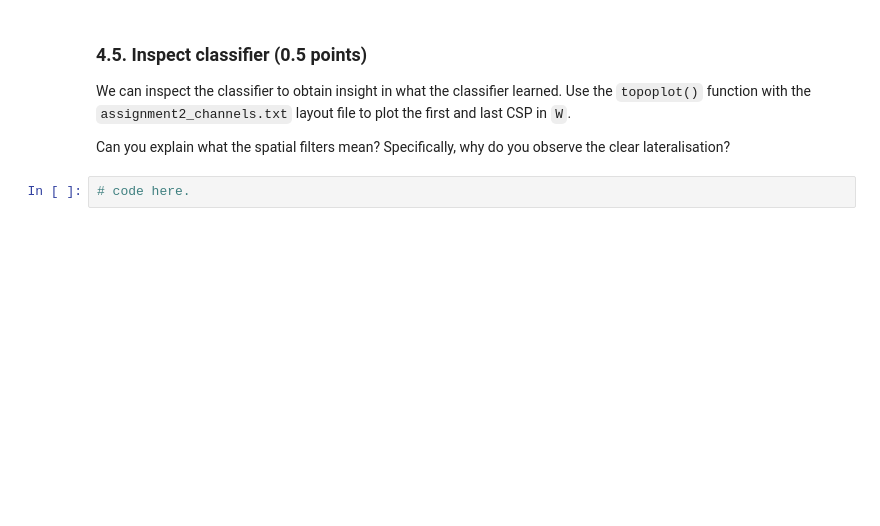
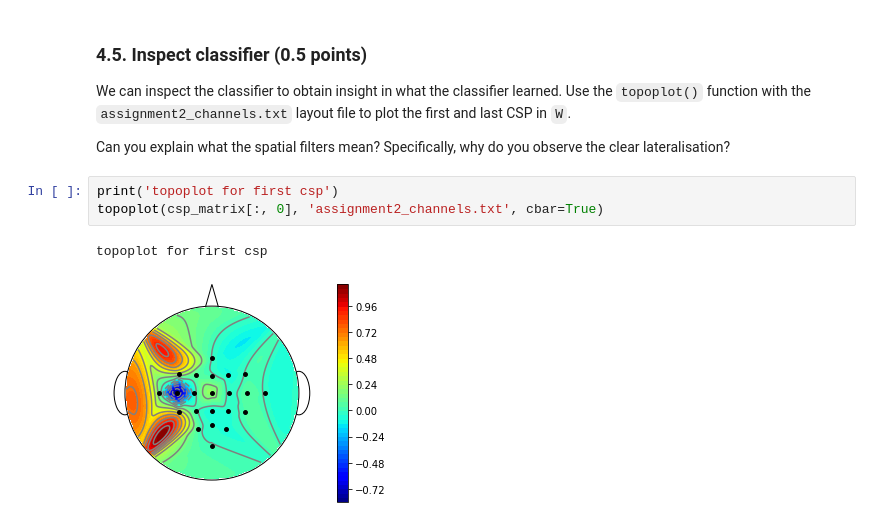
Before and after one commit to malyvsen/radboud-bci, a Jupyter notebook: assignment2.ipynb, the cells around one changed output. Saved outputs shown, nothing was run; the diff lists cells and outputs as text; blank space fills up the shorter version.

```diff
--- a/assignment2.ipynb
+++ b/assignment2.ipynb
@@ -590,5 +596,9 @@ Did the decoding benefit from the CSP?
 We can inspect the classifier to obtain insight in what the classifier learned. Use the `topoplot()` function with the `assignment2_channels.txt` layout file to plot the first and last CSP in `W`.
 
 Can you explain what the spatial filters mean? Specifically, why do you observe the clear lateralisation?
-# %%
-# code here.
+# %%
+print('topoplot for first csp')
+topoplot(csp_matrix[:, 0], 'assignment2_channels.txt', cbar=True)
+# %% [output]
+topoplot for first csp
+[figure, added]
```
Also changed, not shown: parts of 5 cells of this notebook.
